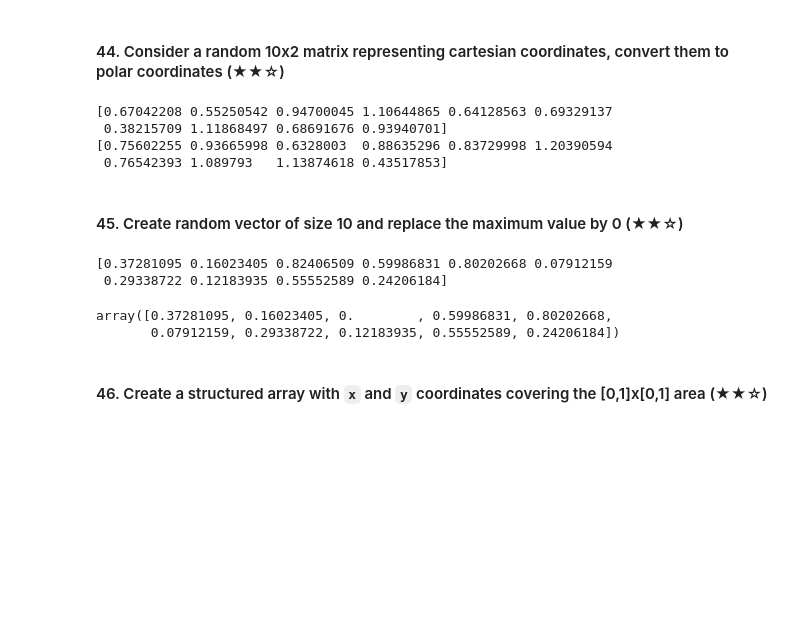
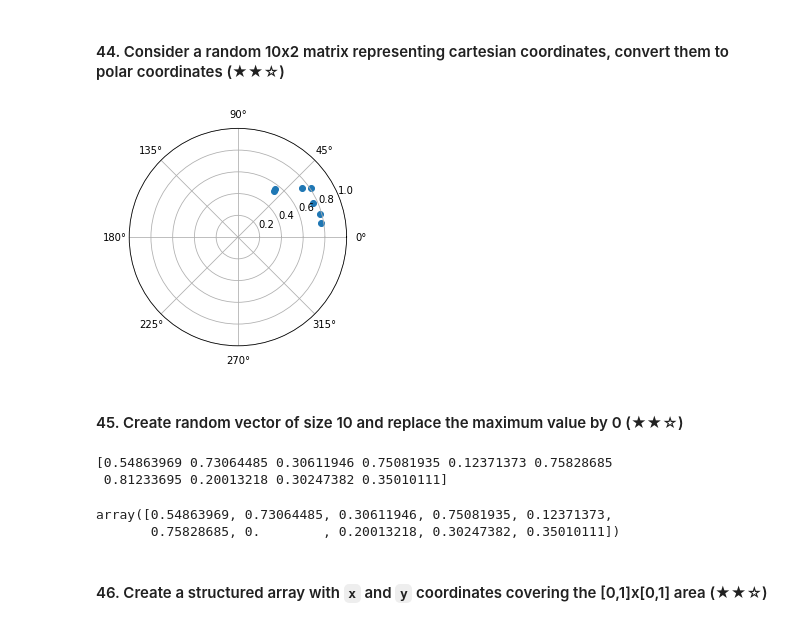
Before and after one commit to T-Sawao/Problem_100, a Jupyter notebook: numpy_100/100_Numpy_exercises.ipynb, the cells around one changed output. Drawn from its saved outputs; the diff is of its cells as text; code cells hidden in the pictures; blank space fills up the shorter version.

```diff
--- a/numpy_100/100_Numpy_exercises.ipynb
+++ b/numpy_100/100_Numpy_exercises.ipynb
@@ -514,31 +514,37 @@ a[1] = 2
 ValueError: assignment destination is read-only
 # %% [markdown]
 #### 44. Consider a random 10x2 matrix representing cartesian coordinates, convert them to polar coordinates (★★☆)
-# %%
-Z = np.random.random((10,2))
-X,Y = Z[:,0], Z[:,1]
-
-R = np.sqrt(X**2+Y**2)
-T = np.arctan2(Y,X)
-print(R)
-print(T)
-# %% [output]
-[0.67042208 0.55250542 0.94700045 1.10644865 0.64128563 0.69329137
- 0.38215709 1.11868497 0.68691676 0.93940701]
-[0.75602255 0.93665998 0.6328003  0.88635296 0.83729998 1.20390594
- 0.76542393 1.089793   1.13874618 0.43517853]
+# %%
+import matplotlib.pyplot as plt
+
+z = np.random.random((10, 2))
+x,y = z[:,0],z[:,1]
+
+radii = np.sqrt(x**2 + y**2)
+theta = np.arctan2(y,x)
+
+# 極座標系グラフ
+ax2 = plt.subplot(1,1,1,polar=True)
+ax2.scatter(theta,radii)
+ax2.set_rmax(1)
+ax2.grid(True)
+
+plt.show()
+# %% [output]
+[figure, added]
 # %% [markdown]
 #### 45. Create random vector of size 10 and replace the maximum value by 0 (★★☆)
 # %%
 a = np.random.random(10)
 print(a)
-a[a.argmax()] = 0
+
+a[np.argmax(a)] = 0
 a
 # %% [output]
-[0.37281095 0.16023405 0.82406509 0.59986831 0.80202668 0.07912159
- 0.29338722 0.12183935 0.55552589 0.24206184]
+[0.54863969 0.73064485 0.30611946 0.75081935 0.12371373 0.75828685
+ 0.81233695 0.20013218 0.30247382 0.35010111]
-array([0.37281095, 0.16023405, 0.        , 0.59986831, 0.80202668,
-       0.07912159, 0.29338722, 0.12183935, 0.55552589, 0.24206184])
+array([0.54863969, 0.73064485, 0.30611946, 0.75081935, 0.12371373,
+       0.75828685, 0.        , 0.20013218, 0.30247382, 0.35010111])
 # %% [markdown]
 #### 46. Create a structured array with `x` and `y` coordinates covering the [0,1]x[0,1] area (★★☆)
 # %%
```
Also changed, not shown: parts of 21 cells of this notebook.
